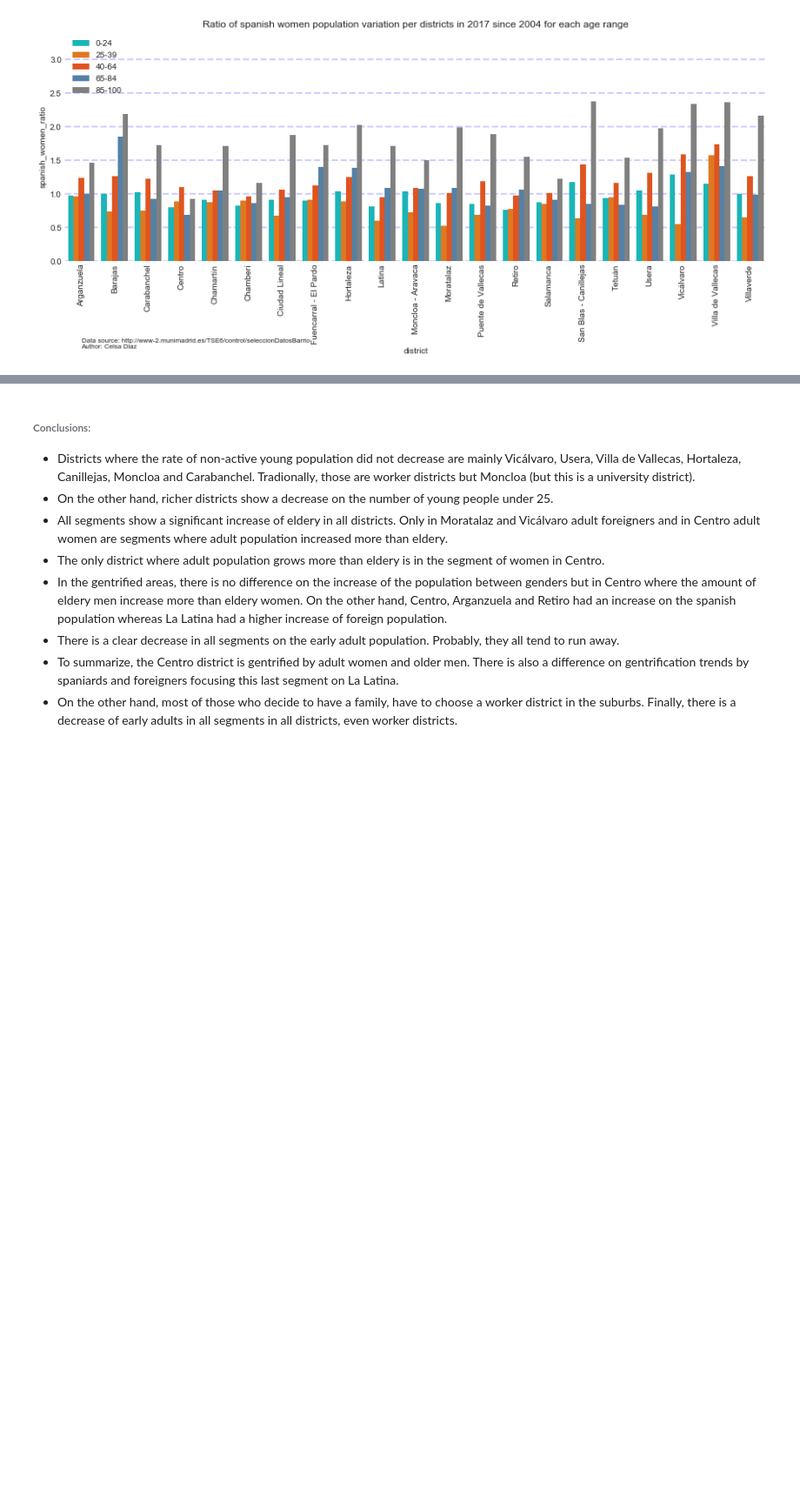
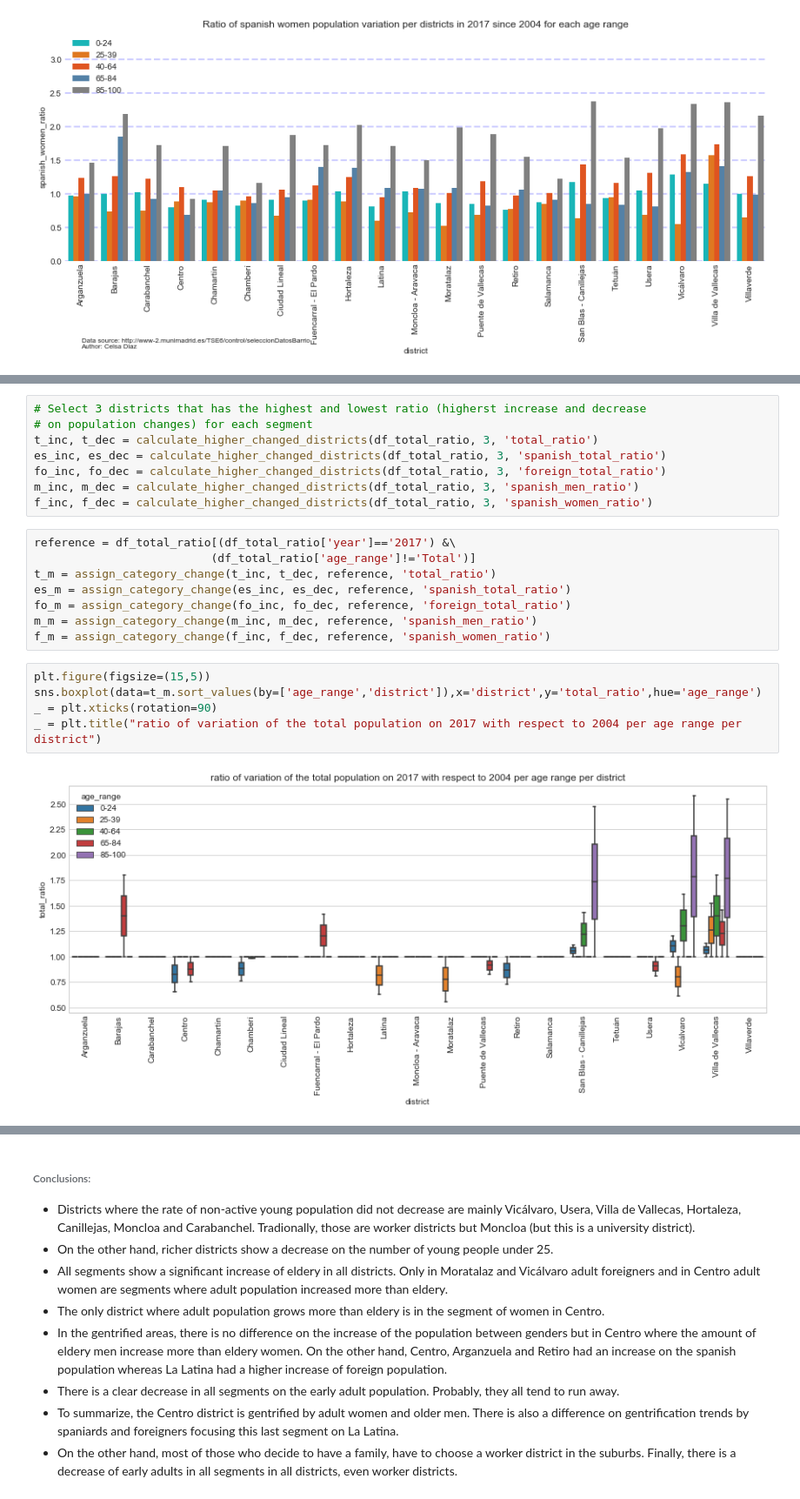
Before and after one commit to diazcelsa/visualizations, a Jupyter notebook: how_a_crisis_affects_renting_prices/district_census_madrid_analysis/Census Madrid - Data extraction, cleaning and exploration.ipynb, the cells around one changed output, grey strips where cells are left out. Shown at 87% size. Cells and saved outputs as stored; diff of their text form; blank space fills up the shorter version.

```diff
--- a/how_a_crisis_affects_renting_prices/district_census_madrid_analysis/Census Madrid - Data extraction, cleaning and exploration.ipynb
+++ b/how_a_crisis_affects_renting_prices/district_census_madrid_analysis/Census Madrid - Data extraction, cleaning and exploration.ipynb
@@ -284,0 +343,23 @@ age_range_plot(segment, depth, title, y_min, y_max)
+# %%
+# Select 3 districts that has the highest and lowest ratio (higherst increase and decrease
+# on population changes) for each segment
+t_inc, t_dec = calculate_higher_changed_districts(df_total_ratio, 3, 'total_ratio')
+es_inc, es_dec = calculate_higher_changed_districts(df_total_ratio, 3, 'spanish_total_ratio')
+fo_inc, fo_dec = calculate_higher_changed_districts(df_total_ratio, 3, 'foreign_total_ratio')
+m_inc, m_dec = calculate_higher_changed_districts(df_total_ratio, 3, 'spanish_men_ratio')
+f_inc, f_dec = calculate_higher_changed_districts(df_total_ratio, 3, 'spanish_women_ratio')
+# %%
+reference = df_total_ratio[(df_total_ratio['year']=='2017') &\
+                          (df_total_ratio['age_range']!='Total')]
+t_m = assign_category_change(t_inc, t_dec, reference, 'total_ratio')
+es_m = assign_category_change(es_inc, es_dec, reference, 'spanish_total_ratio')
+fo_m = assign_category_change(fo_inc, fo_dec, reference, 'foreign_total_ratio')
+m_m = assign_category_change(m_inc, m_dec, reference, 'spanish_men_ratio')
+f_m = assign_category_change(f_inc, f_dec, reference, 'spanish_women_ratio')
+# %%
+plt.figure(figsize=(15,5))
+sns.boxplot(data=t_m.sort_values(by=['age_range','district']),x='district',y='total_ratio',hue='age_range')
+_ = plt.xticks(rotation=90)
+_ = plt.title("ratio of variation of the total population on 2017 with respect to 2004 per age range per district")
+# %% [output]
+[figure, added]
```
Also changed, not shown: parts of 9 cells of this notebook, 1 other file.
